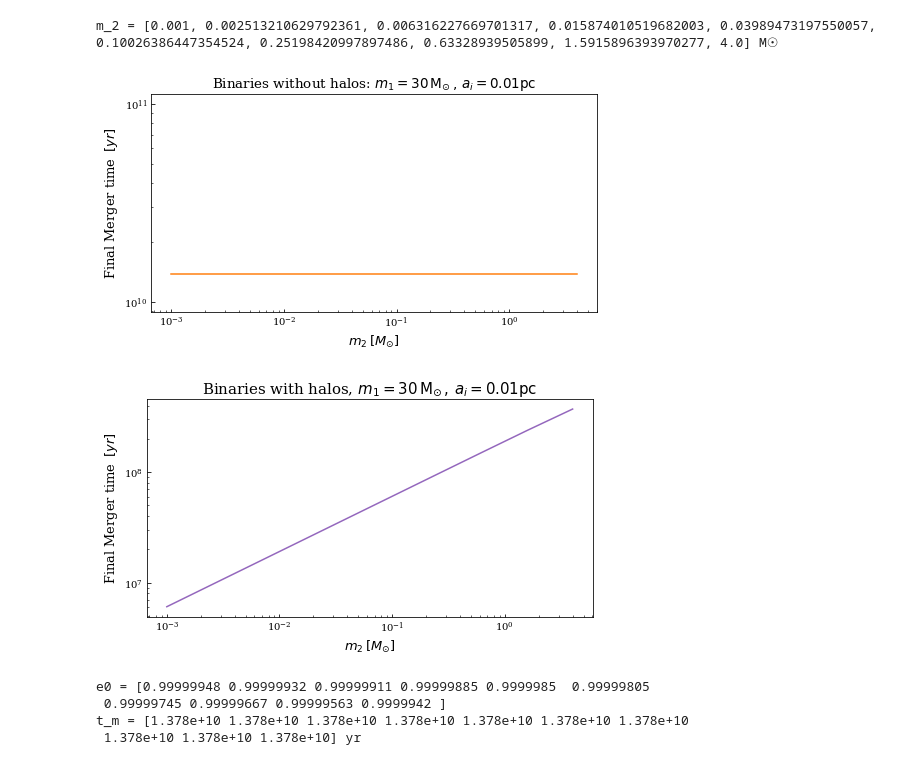
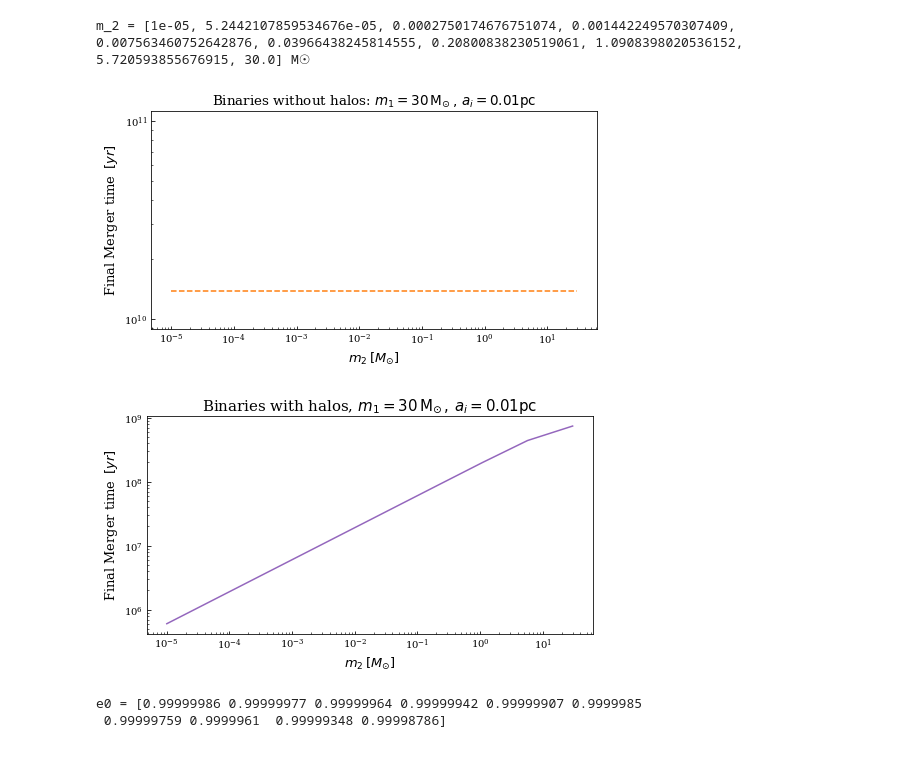
Before and after one commit to pratibhajangra591/Ifca-github, a Jupyter notebook: mergertime.ipynb, the cells around one changed output. Cells and saved outputs as stored; diff of their text form; code cells hidden in the pictures.

```diff
--- a/mergertime.ipynb
+++ b/mergertime.ipynb
@@ -25,13 +25,14 @@ t_0 = 13.78e9             #in units of yrs corresponding to t_0=13.78Gyr
 σ_eq = 0.005
 ρ_m = 4e19                #ρ_m = 4e19 M☉ Gpc^-3
 
+year_to_pc = 0.3064
 
 
 
 
 
 
-m_2 = np.geomspace(1e-3, 4, 10)
+m_2 = np.geomspace(1e-5, 30, 10)
 
 m_2_list = m_2.tolist()
 
@@ -45,37 +46,37 @@ a_i = 0.01  # in units pf parsec
 
 t_initial_merger_time = t_m
 # %% [output]
-m_2 = [0.001, 0.002513210629792361, 0.006316227669701317, 0.015874010519682003, 0.03989473197550057, 0.10026386447354524, 0.25198420997897486, 0.63328939505899, 1.5915896393970277, 4.0] M☉
+m_2 = [1e-05, 5.2442107859534676e-05, 0.0002750174676751074, 0.001442249570307409, 0.007563460752642876, 0.03966438245814555, 0.20800838230519061, 1.0908398020536152, 5.720593855676915, 30.0] M☉
 # %%
 plt.rcParams['font.family'] = 'serif'
 plt.rcParams['xtick.direction'] = 'in'
 plt.rcParams['ytick.direction'] = 'in'
 
 
 def final_merger_time_nohalos(m_2):  # assuming a_i = a_f and hence j_i = j_f .
     a_f = a_i
     return (np.sqrt(a_f/a_i)) *t_initial_merger_time
 
 
 
 final_merger_time_nohalos_list = np.zeros(len(m_2_list))
 
 for i, m_2 in enumerate(m_2_list):
     final_merger_time_nohalos_list[i] = final_merger_time_nohalos(m_2)
 
 
 plt.figure(figsize=(8,4))
 
-plt.loglog(m_2_list, final_merger_time_nohalos_list, 'C1')
+plt.loglog(m_2_list, final_merger_time_nohalos_list, 'C1', linestyle = '--')
 
 
 
 plt.xlabel('$m_{2}\:[M_{\odot}]$', fontsize = 13)
 plt.ylabel('Final Merger time $\: [yr]$', fontsize = 13)
 plt.title('Binaries without halos: $m_{1} = 30 \, \mathrm{M_{\odot}} \,,\, a_{i} = 0.01 \mathrm{pc}$', fontsize = 13.5)
 plt.show()
 # %% [output]
-[figure, old version]
+[figure, new version]
 # %%
 
 def final_merger_time_withhalos(m_2):  # j_f = sqrt(a_i/a_f) * j_i
@@ -169,7 +170,7 @@ plt.ylabel('Final Merger time $\: [yr]$', fontsize = 13)
 plt.title('Binaries with halos, $m_{1} = 30 \, \mathrm{M_{\odot}} \, , \, a_{i} = 0.01 \mathrm{pc}$', fontsize = 15)
 plt.show()
 # %% [output]
-[figure, old version]
+[figure, new version]
 # %%
 # Setting initial and final conditions of the binary evolution for an eccentric orbi
 
@@ -186,21 +187,9 @@ for i , m_2 in enumerate(m_2_list):
     j_i = j_initial(m_1, m_2)
     e0_list[i] = np.sqrt(1 - (j_i**2))
 print("e0 =", e0_list)
-
-
-
-tm_list = np.zeros(len(m_2_list))
-for k, (m_2, e0) in enumerate(zip(m_2_list, e0_list)):
-    def t_merger(m_2):
-        return (((a_i**4)*(c**5))/((85/3) * (G**3) * m_1 * m_2 * M_binary_initial(m_1, m_2))) * (np.sqrt(1 - e0**2)**7)
-    tm_list[k] = t_merger(m_2)
-
-print("t_m =", tm_list, "yr")
 # %% [output]
-e0 = [0.99999948 0.99999932 0.99999911 0.99999885 0.9999985  0.99999805
- 0.99999745 0.99999667 0.99999563 0.9999942 ]
-t_m = [1.378e+10 1.378e+10 1.378e+10 1.378e+10 1.378e+10 1.378e+10 1.378e+10
- 1.378e+10 1.378e+10 1.378e+10] yr
+e0 = [0.99999986 0.99999977 0.99999964 0.99999942 0.99999907 0.9999985
+ 0.99999759 0.9999961  0.99999348 0.99998786]
 # %%
 # Setting initial and final conditions of the binary evolution for an eccentric orbi
 
```
Also changed, not shown: parts of 3 cells of this notebook.
